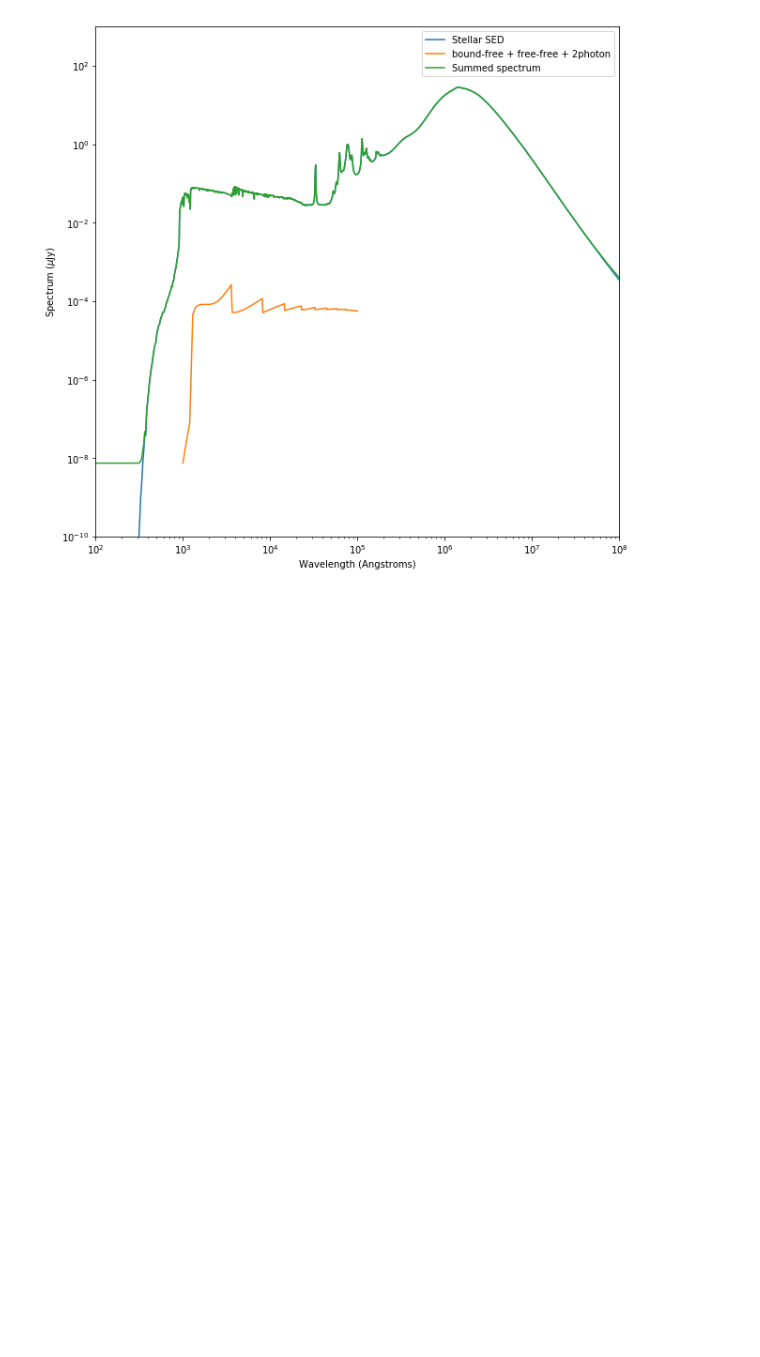
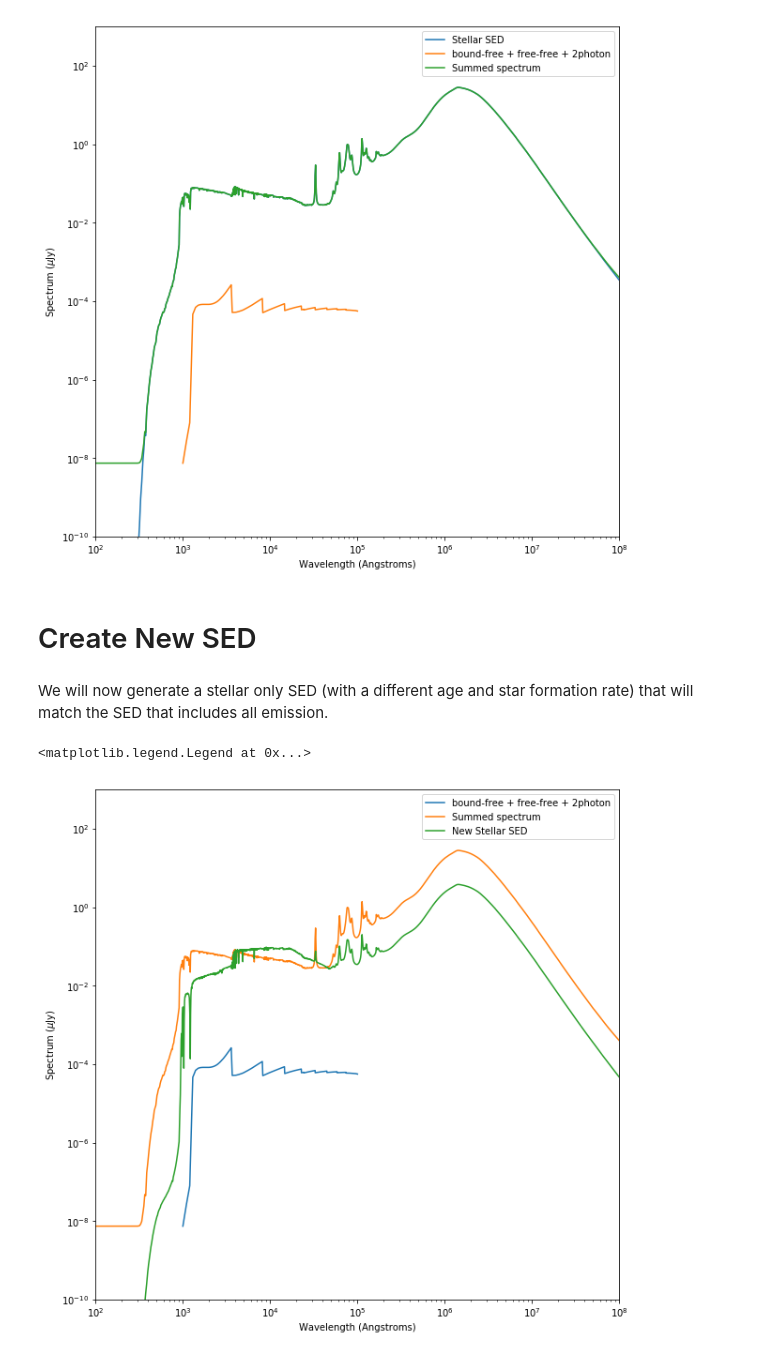
Before and after one commit to sararosecran/radiative_processes, a Jupyter notebook: final_project.ipynb, the cells around one changed output. Saved outputs shown, nothing was run; the diff lists cells and outputs as text; code cells hidden in the pictures; blank space fills up the shorter version.

```diff
--- a/final_project.ipynb
+++ b/final_project.ipynb
@@ -361,3 +303,40 @@ plt.legend()
 # %% [output]
 <matplotlib.legend.Legend at 0x...>
 [figure]
+# %% [markdown]
+# Create New SED
+# %% [markdown]
+We will now generate a stellar only SED (with a different age and star formation rate) that will match the SED that includes all emission.
+# %%
+new_age = 2.0
+new_sfr = 4.0
+
+sp = fsps.StellarPopulation(add_igm_absorption=True, zred=3.,  zmet = 20., sfh=3, tage=new_age,
+                            dust1=0.0, dust2=0.1, dust_type=2 )
+
+a = np.arange(0.1, new_age, 0.1)
+sfr = np.full(len(a), new_sfr)
+
+sp.set_tabular_sfh(age = a, sfr = sfr)
+
+wave2, spec2 = sp.get_spectrum(zmet = 1., tage = new_age)
+
+spec2 = spec2 * (3.828E26) # L_sol/Hz to W/Hz
+spec2 = spec2 / (1.0E-26) # W/Hz to Jy*m^2 (1 Jy = 10^-26 W/Hz/m^2)
+spec2 = spec2 / (1.0E-6) # convert to microJy
+spec2 = spec2 / (4*np.pi*(r**2)) # divide by surface area from galaxy Jy*m^2 to Jy
+# %%
+fig = plt.figure(figsize=[10,10])
+plt.plot(wavelength, flux, label= 'bound-free + free-free + 2photon')
+plt.plot(wave, combined_spectrum, label= 'Summed spectrum')
+plt.plot(wave2, spec2, label= 'New Stellar SED')
+plt.xscale('log')
+plt.yscale('log')
+plt.xlabel('Wavelength (Angstroms)')
+plt.ylabel('Spectrum ($\mu$Jy)')
+plt.xlim(1e2,1e8)
+plt.ylim(1e-10,1e3)
+plt.legend()
+# %% [output]
+<matplotlib.legend.Legend at 0x...>
+[figure, added]
```
Also changed, not shown: parts of 31 cells of this notebook.
